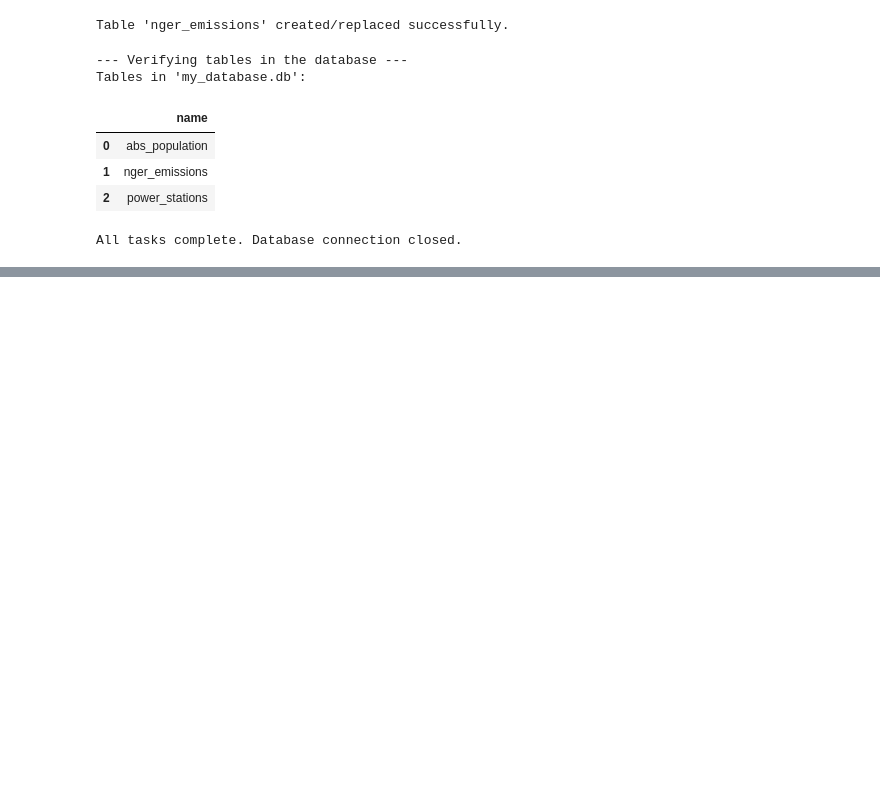
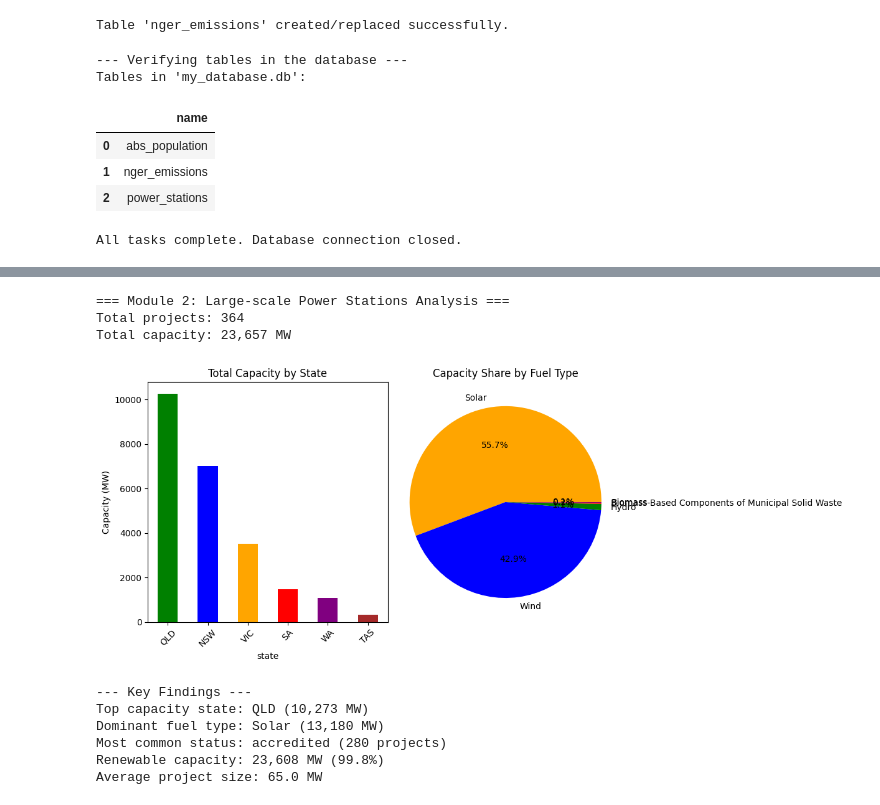
Before and after one commit to kerumixd/5339-Data-Engineering-Group-Porject, a Jupyter notebook: Assignment1.ipynb, the cells around one changed output, grey strips where cells are left out. Cells and saved outputs as stored; diff of their text form; code cells hidden in the pictures; blank space fills up the shorter version.

```diff
--- a/Assignment1.ipynb
+++ b/Assignment1.ipynb
@@ -1405,0 +1494,66 @@ All tasks complete. Database connection closed.
+# %%
+# Module 2: Power Stations Project Analysis (Simplified)
+import pandas as pd
+import matplotlib.pyplot as plt
+
+# Load the power stations data
+power_stations = pd.read_csv('clean_power_stations.csv')
+
+def analyze_power_stations():
+    """Analyze power stations project data"""
+    print("=== Module 2: Large-scale Power Stations Analysis ===")
+    print(f"Total projects: {len(power_stations):,}")
+    print(f"Total capacity: {power_stations['capacity_mw'].sum():,.0f} MW")
+
+    # Key metrics
+    capacity_by_state = power_stations.groupby('state')['capacity_mw'].sum().sort_values(ascending=False)
+    capacity_by_fuel = power_stations.groupby('primary_fuel')['capacity_mw'].sum().sort_values(ascending=False).head(5)
+    status_distribution = power_stations['project_status'].value_counts()
+
+    # Create 2 key visualizations (compressed)
+    fig, axes = plt.subplots(1, 2, figsize=(12, 5))
+
+    # 1. Capacity by state (most important)
+    capacity_by_state.head(6).plot(kind='bar', ax=axes[0],
+                                   color=['green', 'blue', 'orange', 'red', 'purple', 'brown'])
+    axes[0].set_title('Total Capacity by State')
+    axes[0].set_ylabel('Capacity (MW)')
+    axes[0].tick_params(axis='x', rotation=45)
+
+    # 2. Capacity by fuel type (top 5 only)
+    capacity_by_fuel.plot(kind='pie', ax=axes[1], autopct='%1.1f%%',
+                         colors=['orange', 'blue', 'green', 'red', 'purple'])
+    axes[1].set_title('Capacity Share by Fuel Type')
+    axes[1].set_ylabel('')
+
+    plt.tight_layout()
+    plt.show()
+
+    # Renewable analysis
+    renewable_fuels = ['Solar', 'Wind', 'Hydro', 'Battery', 'Biomass']
+    renewable_mask = power_stations['primary_fuel'].isin(renewable_fuels)
+    renewable_capacity = power_stations[renewable_mask]['capacity_mw'].sum()
+    total_capacity = power_stations['capacity_mw'].sum()
+    renewable_percentage = (renewable_capacity / total_capacity) * 100
+
+    # Key findings
+    print("\n--- Key Findings ---")
+    print(f"Top capacity state: {capacity_by_state.index[0]} ({capacity_by_state.iloc[0]:,.0f} MW)")
+    print(f"Dominant fuel type: {capacity_by_fuel.index[0]} ({capacity_by_fuel.iloc[0]:,.0f} MW)")
+    print(f"Most common status: {status_distribution.index[0]} ({status_distribution.iloc[0]} projects)")
+    print(f"Renewable capacity: {renewable_capacity:,.0f} MW ({renewable_percentage:.1f}%)")
+    print(f"Average project size: {power_stations['capacity_mw'].mean():.1f} MW")
+
+# Run analysis
+analyze_power_stations()
+# %% [output]
+=== Module 2: Large-scale Power Stations Analysis ===
+Total projects: 364
+Total capacity: 23,657 MW
+[figure, added]
+--- Key Findings ---
+Top capacity state: QLD (10,273 MW)
+Dominant fuel type: Solar (13,180 MW)
+Most common status: accredited (280 projects)
+Renewable capacity: 23,608 MW (99.8%)
+Average project size: 65.0 MW
```
Also changed, not shown: parts of 6 cells of this notebook, 3 other files.
